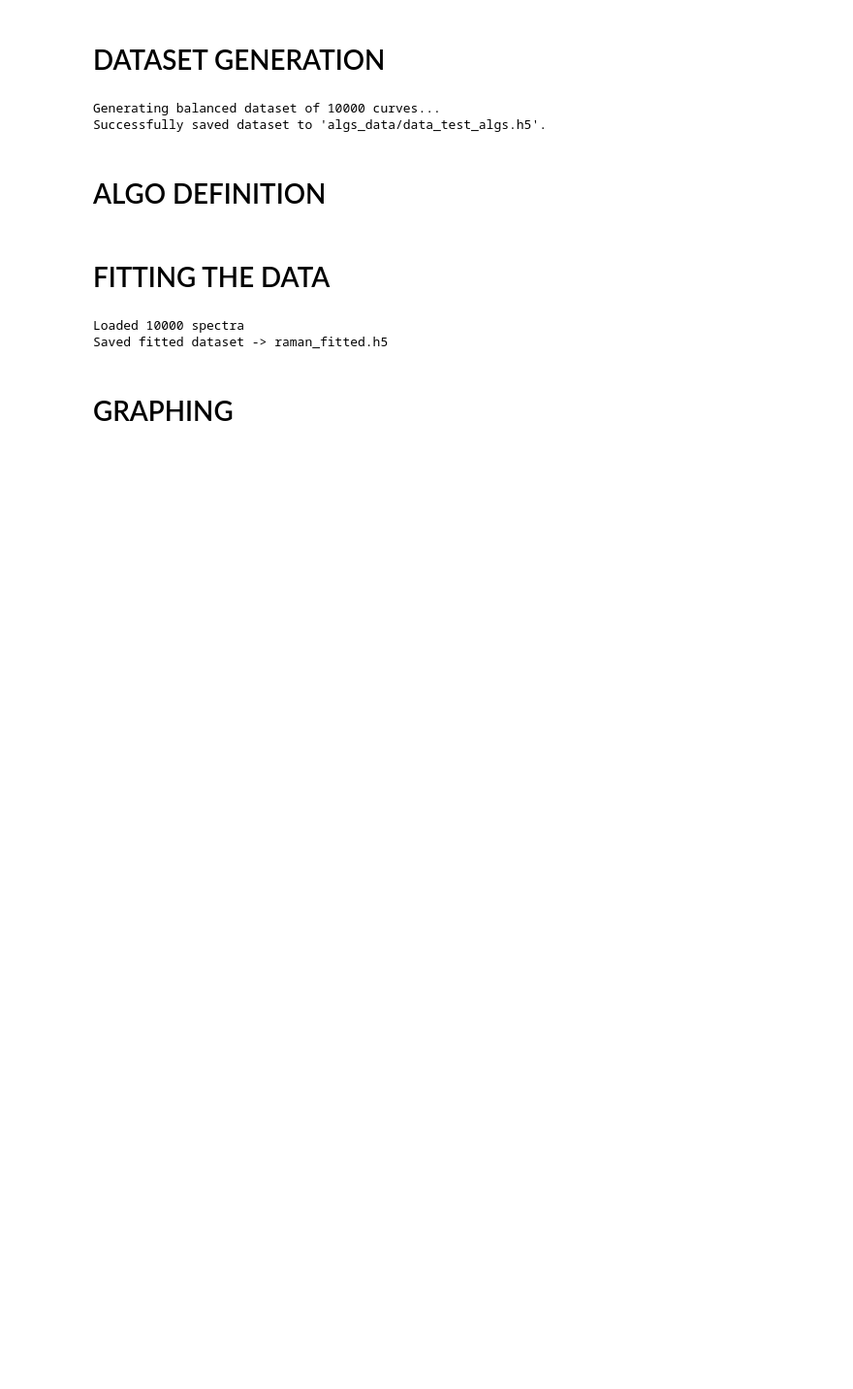
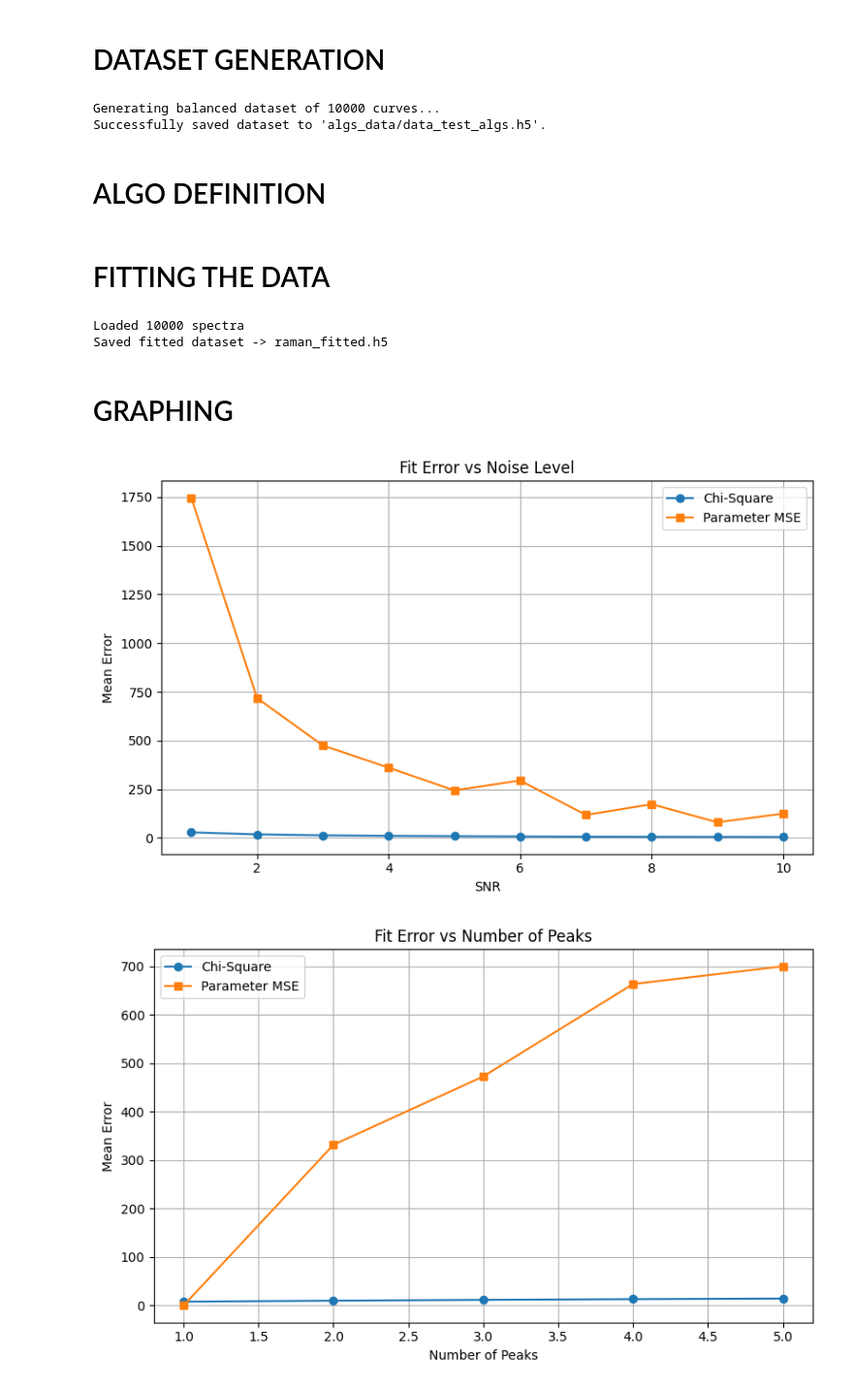
Before and after one commit to SauloSamps/Raman-Fitting-Pipeline, a Jupyter notebook: code/lab-algs.ipynb, the cells around one changed output. Shown at 97% size. Drawn from its saved outputs; the diff is of its cells as text; code cells hidden in the pictures; blank space fills up the shorter version.

```diff
--- a/code/lab-algs.ipynb
+++ b/code/lab-algs.ipynb
@@ -518,7 +539,7 @@ saved_noise = np.array(saved_noise)
 # SAVE FITTED DATASET
 # ============================================================
 
-with h5py.File("algs_data/data_test_algs_fitted.h5", "w") as hf:
+with h5py.File("algs_data/data_test_algs_fitted_1.h5", "w") as hf:
 
     # Useful for reconstruction
     hf.create_dataset(
@@ -583,6 +604,7 @@ with h5py.File("algs_data/data_test_algs_fitted.h5", "w") as hf:
 
     ds_fit[:] = fitted_parameter_json
 
+
 print("Saved fitted dataset -> raman_fitted.h5")
 # %% [output]
 Loaded 10000 spectra
@@ -599,7 +621,7 @@ import matplotlib.pyplot as plt
 # LOAD FITTED DATASET
 # ============================================================
 
-with h5py.File("raman_fitted.h5", "r") as hf:
+with h5py.File("algs_data/data_test_algs_fitted.h5", "r") as hf:
 
     noise = hf["noise"][:]
 
@@ -727,7 +749,7 @@ plt.plot(
     label='Parameter MSE'
 )
 
-plt.xlabel("Noise")
+plt.xlabel("SNR")
 plt.ylabel("Mean Error")
 plt.title("Fit Error vs Noise Level")
 
@@ -740,30 +762,33 @@ plt.tight_layout()
 # PLOT 2
 # Error vs Number of Peaks
 # ============================================================
 
 plt.figure(figsize=(8,5))
 
 plt.plot(
     unique_peaks,
     peak_mean_chi2,
     marker='o',
     label='Chi-Square'
 )
 
 plt.plot(
     unique_peaks,
     peak_mean_mse,
     marker='s',
     label='Parameter MSE'
 )
 
 plt.xlabel("Number of Peaks")
 plt.ylabel("Mean Error")
 plt.title("Fit Error vs Number of Peaks")
 
 plt.grid(True)
 plt.legend()
 
 plt.tight_layout()
 
 plt.show()
+# %% [output]
+[figure, added]
+[figure, added]
```
Also changed, not shown: parts of 3 cells of this notebook, 5 other files.
